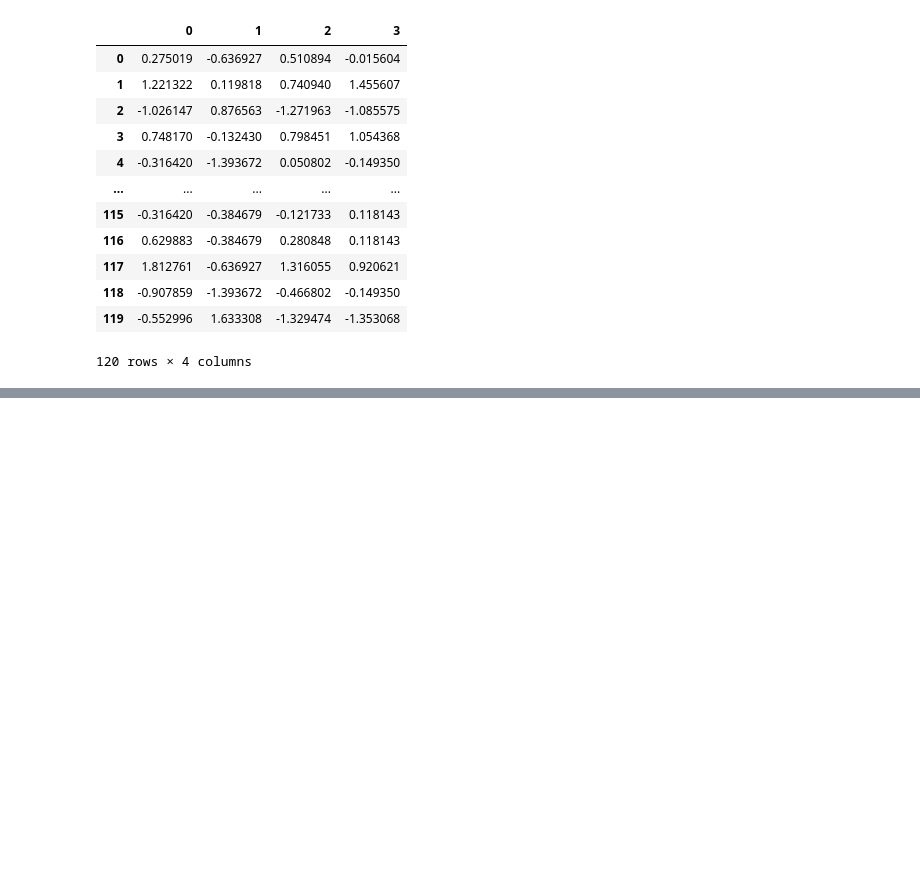
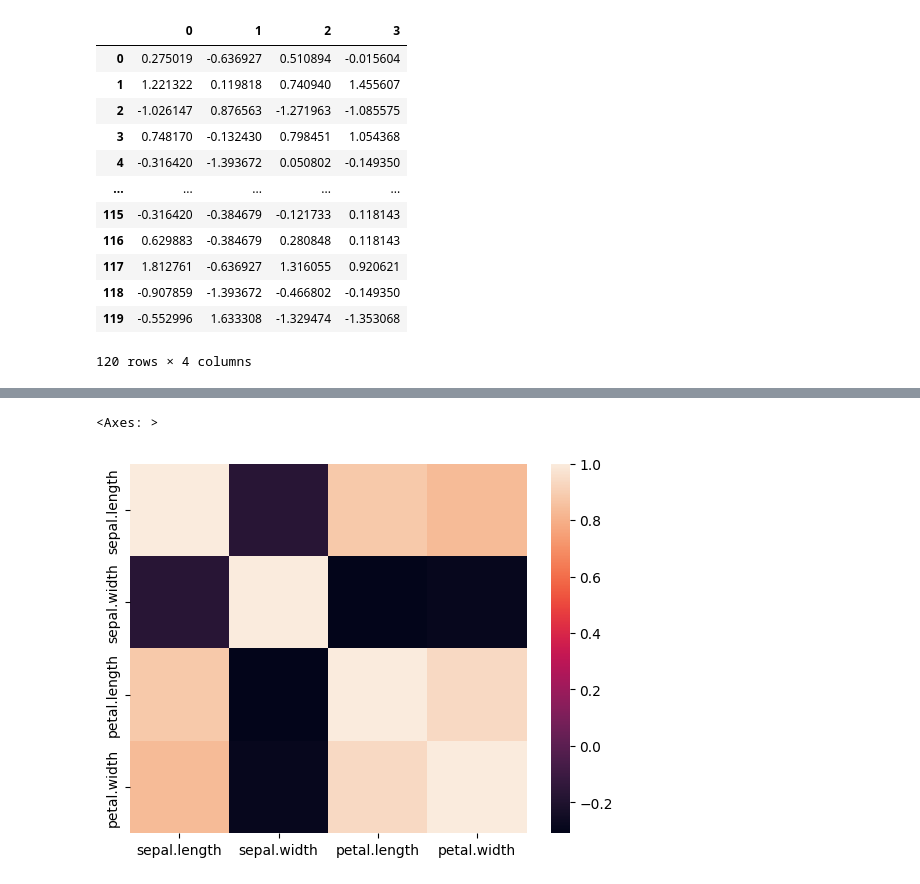
Before and after one commit to ReubenReny03/MLT_exp, a Jupyter notebook: 2_FEATURE SELECTION AND FEATURE EXTRACTION/play.ipynb, the cells around one changed output, grey strips where cells are left out. Cells and saved outputs as stored; diff of their text form; code cells hidden in the pictures; blank space fills up the shorter version.

```diff
--- a/2_FEATURE SELECTION AND FEATURE EXTRACTION/play.ipynb
+++ b/2_FEATURE SELECTION AND FEATURE EXTRACTION/play.ipynb
@@ -78,0 +178,5 @@ df
+# %%
+sns.heatmap(spearman_corr)
+# %% [output]
+<Axes: >
+[figure, added]
```
Also changed, not shown: parts of 22 cells of this notebook.
